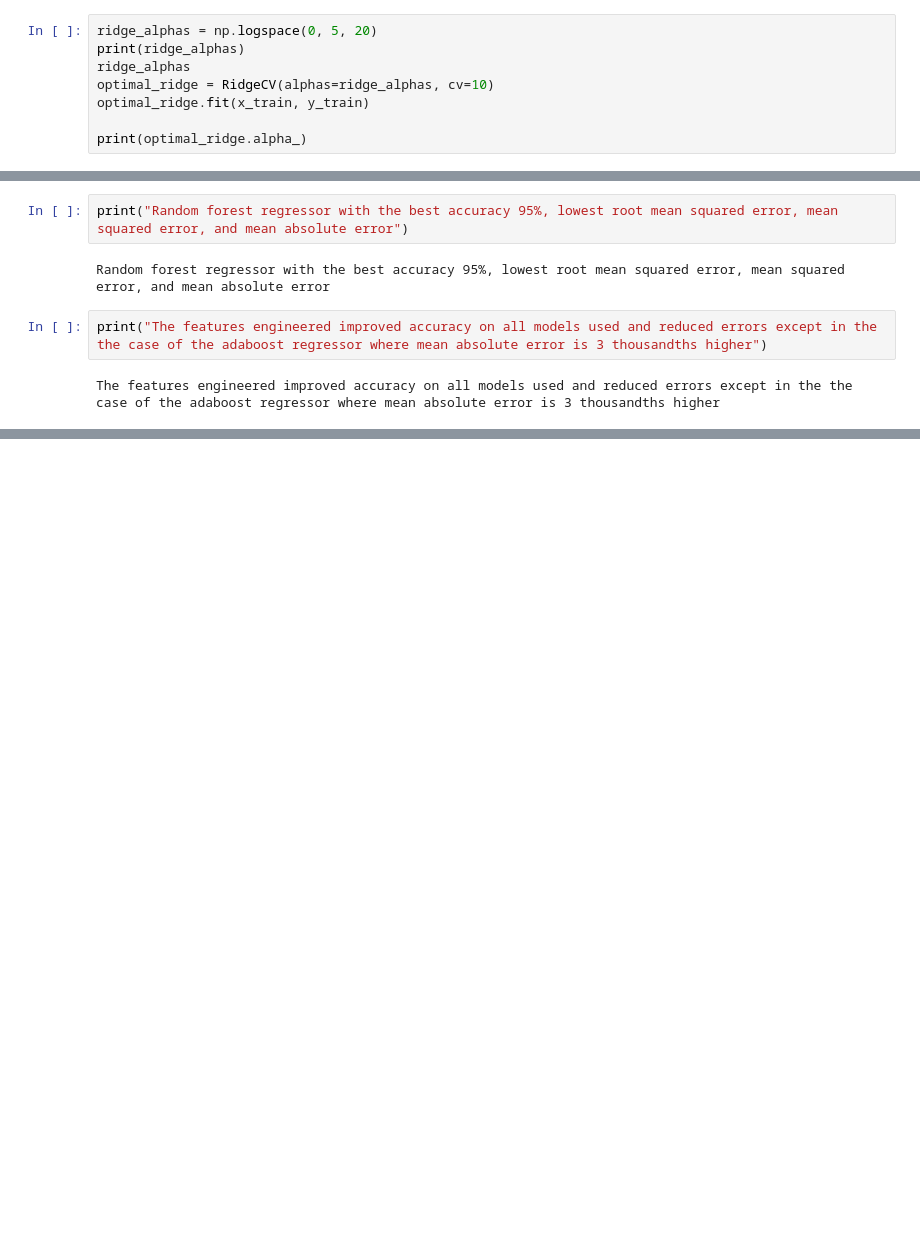
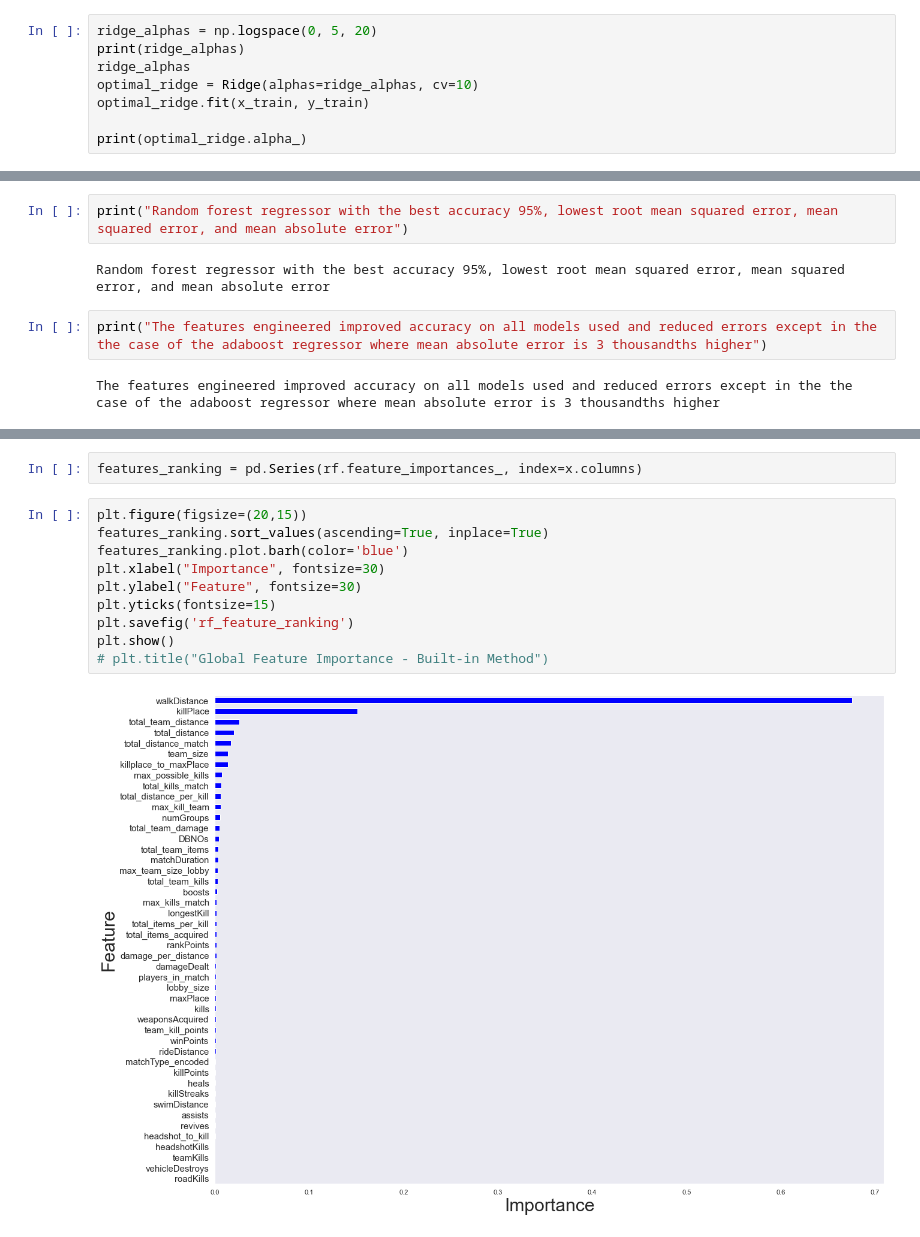
Before and after one commit to akinlaba/pubg, a Jupyter notebook: model_analysis_with_engineered_features.ipynb, the cells around one changed output, grey strips where cells are left out. Cells and saved outputs as stored; diff of their text form; blank space fills up the shorter version.

Commit message:
RF Feature importance

```diff
--- a/model_analysis_with_engineered_features.ipynb
+++ b/model_analysis_with_engineered_features.ipynb
@@ -81,7 +82,7 @@ print(np.mean(lasso_scores))
 ridge_alphas = np.logspace(0, 5, 20)
 print(ridge_alphas)
 ridge_alphas
-optimal_ridge = RidgeCV(alphas=ridge_alphas, cv=10)
+optimal_ridge = Ridge(alphas=ridge_alphas, cv=10)
 optimal_ridge.fit(x_train, y_train)
 
 print(optimal_ridge.alpha_)
@@ -215,0 +237,14 @@ The features engineered improved accuracy on all models used and reduced errors
+# %%
+features_ranking = pd.Series(rf.feature_importances_, index=x.columns)
+# %%
+plt.figure(figsize=(20,15))
+features_ranking.sort_values(ascending=True, inplace=True)
+features_ranking.plot.barh(color='blue')
+plt.xlabel("Importance", fontsize=30)
+plt.ylabel("Feature", fontsize=30)
+plt.yticks(fontsize=15)
+plt.savefig('rf_feature_ranking')
+plt.show()
+# plt.title("Global Feature Importance - Built-in Method")
+# %% [output]
+[figure, added]
```
Also changed, not shown: parts of 3 cells of this notebook.
